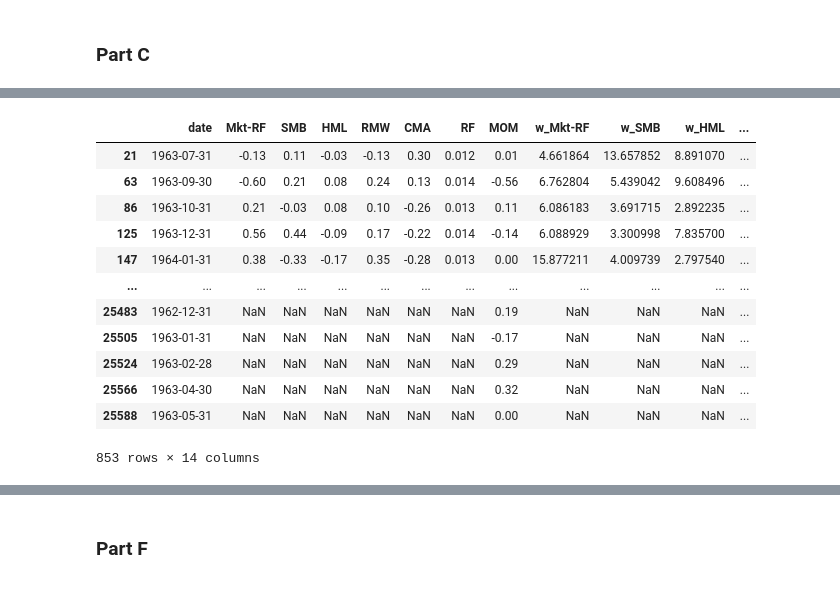
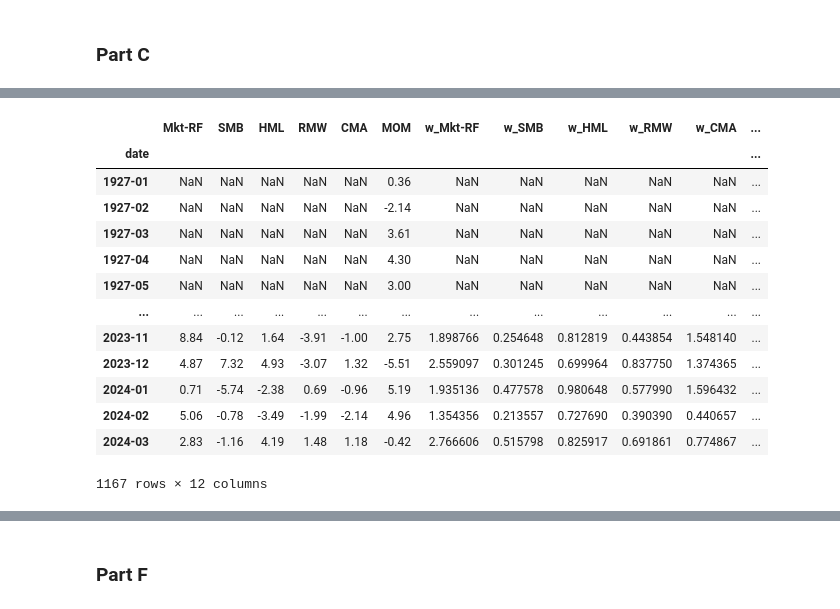
Before and after one commit to KMcCand/Hedge_Funds_Caltech, a Jupyter notebook: BEM114 HW4/BEM114_HW4_Andrew_Daniel_Kyle.ipynb, the cells around one changed output, grey strips where cells are left out. Drawn from its saved outputs; the diff is of its cells as text; code cells hidden in the pictures.

```diff
--- a/BEM114 HW4/BEM114_HW4_Andrew_Daniel_Kyle.ipynb
+++ b/BEM114 HW4/BEM114_HW4_Andrew_Daniel_Kyle.ipynb
@@ -81,6 +103,8 @@ mdf
 # Merge daily FF5 and MOM data
 ddf = pd.merge(dff5, dmom, on='date', how='outer')
 assert(len(ddf) == len(dmom))
+
+ddf = ddf.sort_values(by='date')
 ddf
 # %% [output]
 |  | date | Mkt-RF | SMB | HML | RMW | CMA | RF | MOM |
@@ -122,3 +146,14 @@ ddf
 25609 rows × 14 columns
 # %% [markdown]
 ### Part C
+# %%
+# Collapse data to the end of month level
+ddf.set_index('date', inplace=True)
+ddf = ddf.resample('M').last()
+ddf.index = ddf.index.to_period('M')
+
+# Drop daily returns and pull in monthly returns instead
+ddf = ddf.drop(FACTORS+['RF'], axis=1)
+df = pd.merge(ddf, mdf, left_index=True, right_index=True, how='inner')
+assert len(df) == len(ddf)-2 # 2 rows lost because monthly data starts 2 months later
+df
@@ -125,12 +175,10 @@ ddf
 # %%
-# Collapse data to end of month only
-ddf = ddf[ddf['date'].dt.is_month_end]
-
-ddf[FACTORS_lag] = ddf[FACTORS_var].shift(1)
+# Lag the factor return variance
+df[FACTORS_lag] = df[FACTORS_var].shift(1)
 
 for f in FACTORS:
     # Drop NaNs and complete regression of variance on last month's variance
-    temp = ddf.dropna(subset=[f+'_lag', f+'_var'])
+    temp = df.dropna(subset=[f+'_lag', f+'_var'])
     print(f'\n\n{f}:')
     print(sm.OLS(temp[f'{f}_var'], sm.add_constant(temp[f'{f}_lag'])).fit().summary())
 # %% [output]
@@ -158,7 +206,7 @@ For all 5 Fama French factors and momentum, the coefficient on lagged variance i
 # %%
 for f in FACTORS:
     # Drop NaNs and complete regression of returns on last month's variance
-    temp = ddf.dropna(subset=[f, f+'_lag'])
+    temp = df.dropna(subset=[f, f+'_lag'])
     print(f'\n\n{f}:')
     print(sm.OLS(temp[f], sm.add_constant(temp[f'{f}_lag'])).fit().summary())
 # %% [output]
@@ -186,31 +234,32 @@ The Fama French 5 factors' coefficients all fail to be significant at the 5% lev
 # %%
 '''
 Calculate volatility managed portfolio weights
 '''
 
 WEIGHTS = ['w_Mkt-RF', 'w_SMB', 'w_HML', 'w_RMW', 'w_CMA', 'w_MOM']
 
-p = ddf.drop(FACTORS_lag, axis=1)
+p = df.drop(FACTORS_lag+['RF'], axis=1)
 for f in FACTORS:
     # Create each factor's weight
     p['w_'+f] = p[f+'_var'].mean() / p[f+'_var']
 
 p = p.drop(FACTORS_var, axis=1)
 p
 # %% [output]
-|  | date | Mkt-RF | SMB | HML | RMW | CMA | RF | MOM | w_Mkt-RF | w_SMB | w_HML | ... |
-| 21 | 1963-07-31 | -0.13 | 0.11 | -0.03 | -0.13 | 0.30 | 0.012 | 0.01 | 4.661864 | 13.657852 | 8.891070 | ... |
-| 63 | 1963-09-30 | -0.60 | 0.21 | 0.08 | 0.24 | 0.13 | 0.014 | -0.56 | 6.762804 | 5.439042 | 9.608496 | ... |
-| 86 | 1963-10-31 | 0.21 | -0.03 | 0.08 | 0.10 | -0.26 | 0.013 | 0.11 | 6.086183 | 3.691715 | 2.892235 | ... |
-| 125 | 1963-12-31 | 0.56 | 0.44 | -0.09 | 0.17 | -0.22 | 0.014 | -0.14 | 6.088929 | 3.300998 | 7.835700 | ... |
-| 147 | 1964-01-31 | 0.38 | -0.33 | -0.17 | 0.35 | -0.28 | 0.013 | 0.00 | 15.877211 | 4.009739 | 2.797540 | ... |
+|  | Mkt-RF | SMB | HML | RMW | CMA | MOM | w_Mkt-RF | w_SMB | w_HML | w_RMW | w_CMA | ... |
+| date |  |  |  |  |  |  |  |  |  |  |  | ... |
+| 1927-01 | NaN | NaN | NaN | NaN | NaN | 0.36 | NaN | NaN | NaN | NaN | NaN | ... |
+| 1927-02 | NaN | NaN | NaN | NaN | NaN | -2.14 | NaN | NaN | NaN | NaN | NaN | ... |
+| 1927-03 | NaN | NaN | NaN | NaN | NaN | 3.61 | NaN | NaN | NaN | NaN | NaN | ... |
+| 1927-04 | NaN | NaN | NaN | NaN | NaN | 4.30 | NaN | NaN | NaN | NaN | NaN | ... |
+| 1927-05 | NaN | NaN | NaN | NaN | NaN | 3.00 | NaN | NaN | NaN | NaN | NaN | ... |
 | ... | ... | ... | ... | ... | ... | ... | ... | ... | ... | ... | ... | ... |
-| 25483 | 1962-12-31 | NaN | NaN | NaN | NaN | NaN | NaN | 0.19 | NaN | NaN | NaN | ... |
-| 25505 | 1963-01-31 | NaN | NaN | NaN | NaN | NaN | NaN | -0.17 | NaN | NaN | NaN | ... |
-| 25524 | 1963-02-28 | NaN | NaN | NaN | NaN | NaN | NaN | 0.29 | NaN | NaN | NaN | ... |
-| 25566 | 1963-04-30 | NaN | NaN | NaN | NaN | NaN | NaN | 0.32 | NaN | NaN | NaN | ... |
-| 25588 | 1963-05-31 | NaN | NaN | NaN | NaN | NaN | NaN | 0.00 | NaN | NaN | NaN | ... |
+| 2023-11 | 8.84 | -0.12 | 1.64 | -3.91 | -1.00 | 2.75 | 1.898766 | 0.254648 | 0.812819 | 0.443854 | 1.548140 | ... |
+| 2023-12 | 4.87 | 7.32 | 4.93 | -3.07 | 1.32 | -5.51 | 2.559097 | 0.301245 | 0.699964 | 0.837750 | 1.374365 | ... |
+| 2024-01 | 0.71 | -5.74 | -2.38 | 0.69 | -0.96 | 5.19 | 1.935136 | 0.477578 | 0.980648 | 0.577990 | 1.596432 | ... |
+| 2024-02 | 5.06 | -0.78 | -3.49 | -1.99 | -2.14 | 4.96 | 1.354356 | 0.213557 | 0.727690 | 0.390390 | 0.440657 | ... |
+| 2024-03 | 2.83 | -1.16 | 4.19 | 1.48 | 1.18 | -0.42 | 2.766606 | 0.515798 | 0.825917 | 0.691861 | 0.774867 | ... |
-853 rows × 14 columns
+1167 rows × 12 columns
 # %%
 '''
 Calculate volatility managed portfolio returns
```
Also changed, not shown: parts of 25 cells of this notebook.
